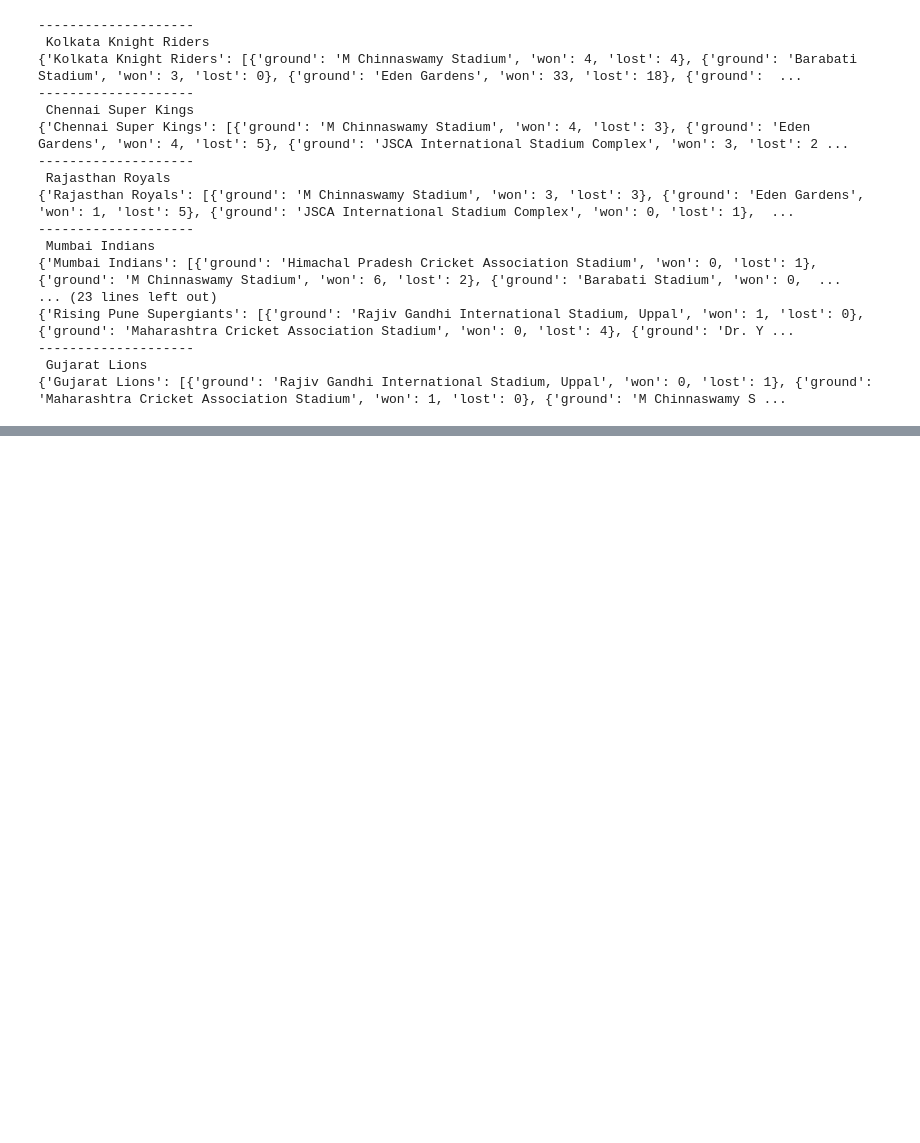
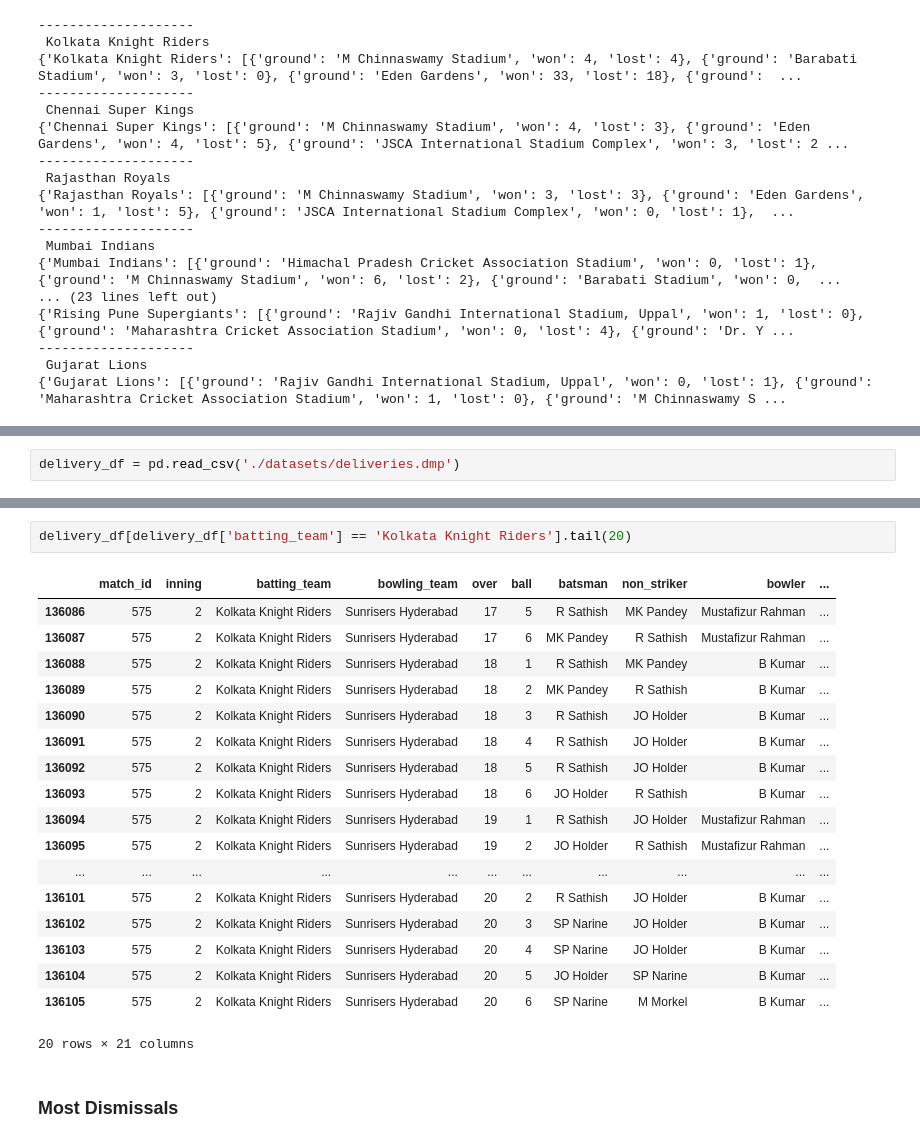
Before and after one commit to pravj/data-artistry-2018, a Jupyter notebook: Preprocessing.ipynb, the cells around one changed output, grey strips where cells are left out. Cells and saved outputs as stored; diff of their text form; blank space fills up the shorter version.

Commit message:
add: component for most dismissal pair

```diff
--- a/Preprocessing.ipynb
+++ b/Preprocessing.ipynb
@@ -150,0 +164,2 @@ df1.append(df2).iloc[6]['venue']
+# %%
+delivery_df = pd.read_csv('./datasets/deliveries.dmp')
@@ -150,0 +179,23 @@ df1.append(df2).iloc[6]['venue']
+# %%
+delivery_df[delivery_df['batting_team'] == 'Kolkata Knight Riders'].tail(20)
+# %% [output]
+|  | match_id | inning | batting_team | bowling_team | over | ball | batsman | non_striker | bowler | ... |
+| 136086 | 575 | 2 | Kolkata Knight Riders | Sunrisers Hyderabad | 17 | 5 | R Sathish | MK Pandey | Mustafizur Rahman | ... |
+| 136087 | 575 | 2 | Kolkata Knight Riders | Sunrisers Hyderabad | 17 | 6 | MK Pandey | R Sathish | Mustafizur Rahman | ... |
+| 136088 | 575 | 2 | Kolkata Knight Riders | Sunrisers Hyderabad | 18 | 1 | R Sathish | MK Pandey | B Kumar | ... |
+| 136089 | 575 | 2 | Kolkata Knight Riders | Sunrisers Hyderabad | 18 | 2 | MK Pandey | R Sathish | B Kumar | ... |
+| 136090 | 575 | 2 | Kolkata Knight Riders | Sunrisers Hyderabad | 18 | 3 | R Sathish | JO Holder | B Kumar | ... |
+| 136091 | 575 | 2 | Kolkata Knight Riders | Sunrisers Hyderabad | 18 | 4 | R Sathish | JO Holder | B Kumar | ... |
+| 136092 | 575 | 2 | Kolkata Knight Riders | Sunrisers Hyderabad | 18 | 5 | R Sathish | JO Holder | B Kumar | ... |
+| 136093 | 575 | 2 | Kolkata Knight Riders | Sunrisers Hyderabad | 18 | 6 | JO Holder | R Sathish | B Kumar | ... |
+| 136094 | 575 | 2 | Kolkata Knight Riders | Sunrisers Hyderabad | 19 | 1 | R Sathish | JO Holder | Mustafizur Rahman | ... |
+| 136095 | 575 | 2 | Kolkata Knight Riders | Sunrisers Hyderabad | 19 | 2 | JO Holder | R Sathish | Mustafizur Rahman | ... |
+| ... | ... | ... | ... | ... | ... | ... | ... | ... | ... | ... |
+| 136101 | 575 | 2 | Kolkata Knight Riders | Sunrisers Hyderabad | 20 | 2 | R Sathish | JO Holder | B Kumar | ... |
+| 136102 | 575 | 2 | Kolkata Knight Riders | Sunrisers Hyderabad | 20 | 3 | SP Narine | JO Holder | B Kumar | ... |
+| 136103 | 575 | 2 | Kolkata Knight Riders | Sunrisers Hyderabad | 20 | 4 | SP Narine | JO Holder | B Kumar | ... |
+| 136104 | 575 | 2 | Kolkata Knight Riders | Sunrisers Hyderabad | 20 | 5 | JO Holder | SP Narine | B Kumar | ... |
+| 136105 | 575 | 2 | Kolkata Knight Riders | Sunrisers Hyderabad | 20 | 6 | SP Narine | M Morkel | B Kumar | ... |
+20 rows × 21 columns
+# %% [markdown]
+### Most Dismissals
```
Also changed, not shown: parts of 15 cells of this notebook, 10 other files.
